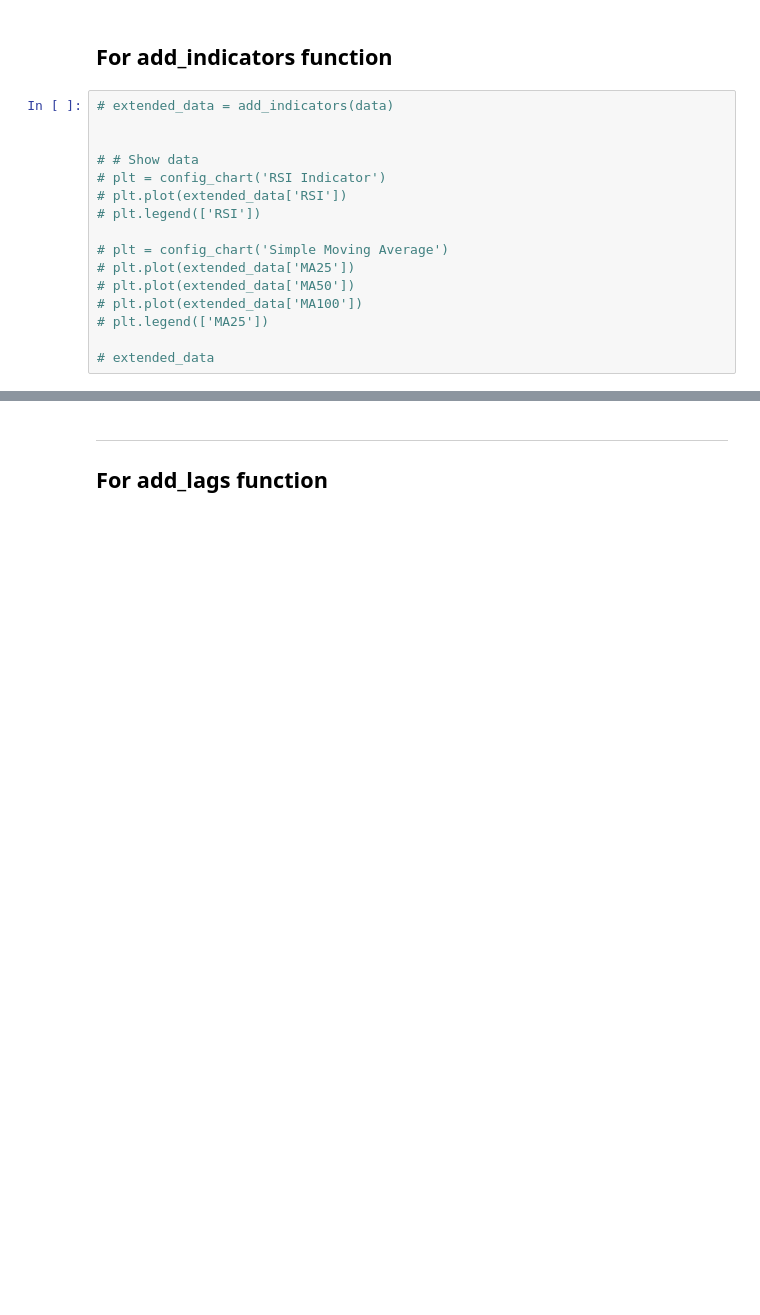
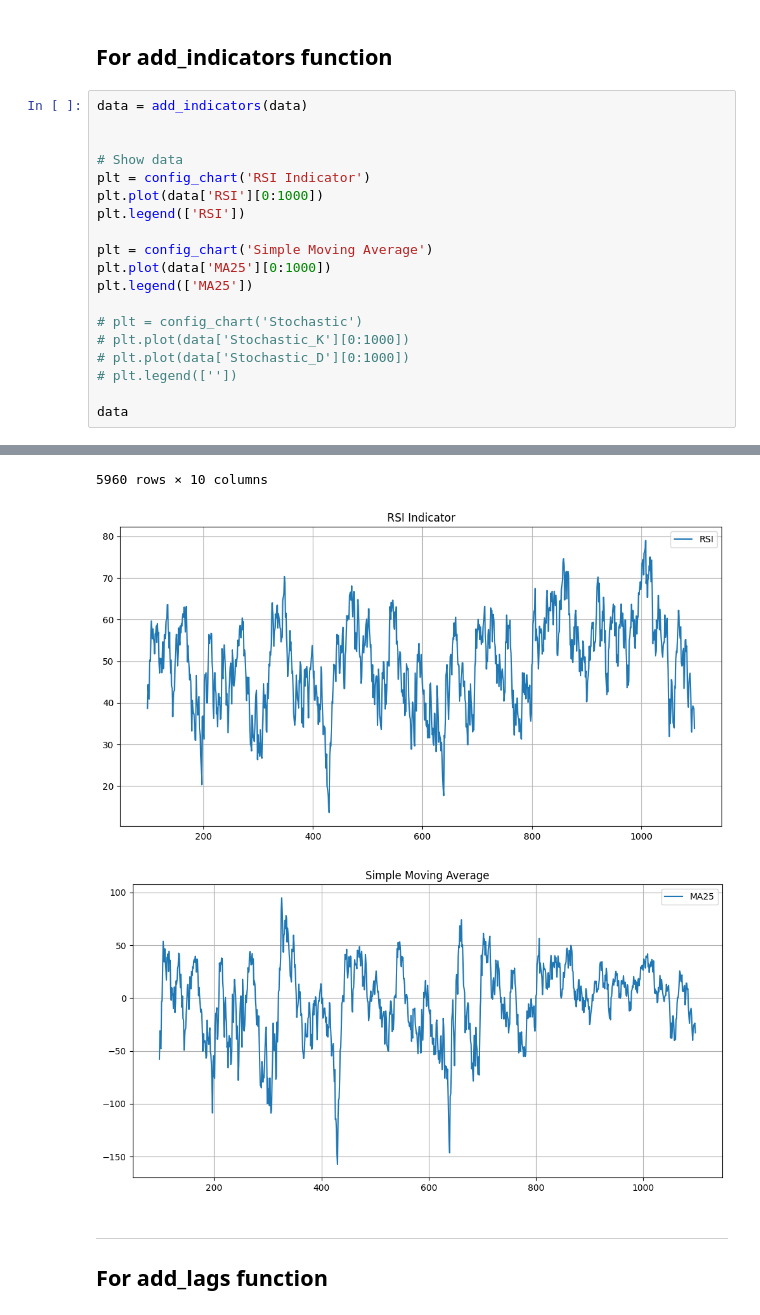
Before and after one commit to BoykoPetevBoev/Stock-Market-Prediction, a Jupyter notebook: src/models/lstm_v2/lstm_normalize.ipynb, the cells around one changed output, grey strips where cells are left out. Saved outputs shown, nothing was run; the diff lists cells and outputs as text; blank space fills up the shorter version.

```diff
--- a/src/models/lstm_v2/lstm_normalize.ipynb
+++ b/src/models/lstm_v2/lstm_normalize.ipynb
@@ -61,18 +65,22 @@ dtype: object
 # %% [markdown]
 ## For **add_indicators** function
 # %%
-# extended_data = add_indicators(data)
+data = add_indicators(data)
 
 
-# # Show data
-# plt = config_chart('RSI Indicator')
-# plt.plot(extended_data['RSI'])
-# plt.legend(['RSI'])
+# Show data
+plt = config_chart('RSI Indicator')
+plt.plot(data['RSI'][0:1000])
+plt.legend(['RSI'])
 
-# plt = config_chart('Simple Moving Average')
-# plt.plot(extended_data['MA25'])
-# plt.plot(extended_data['MA50'])
-# plt.plot(extended_data['MA100'])
-# plt.legend(['MA25'])
+plt = config_chart('Simple Moving Average')
+plt.plot(data['MA25'][0:1000])
+plt.legend(['MA25'])
 
-# extended_data
+# plt = config_chart('Stochastic')
+# plt.plot(data['Stochastic_K'][0:1000])
+# plt.plot(data['Stochastic_D'][0:1000])
+# plt.legend([''])
+
+data
+# %% [output]
@@ -79,3 +99,6 @@ dtype: object
+5960 rows × 10 columns
+[figure, added]
+[figure, added]
 # %% [markdown]
 ---
 
```
Also changed, not shown: parts of 10 cells of this notebook, 4 other files.
